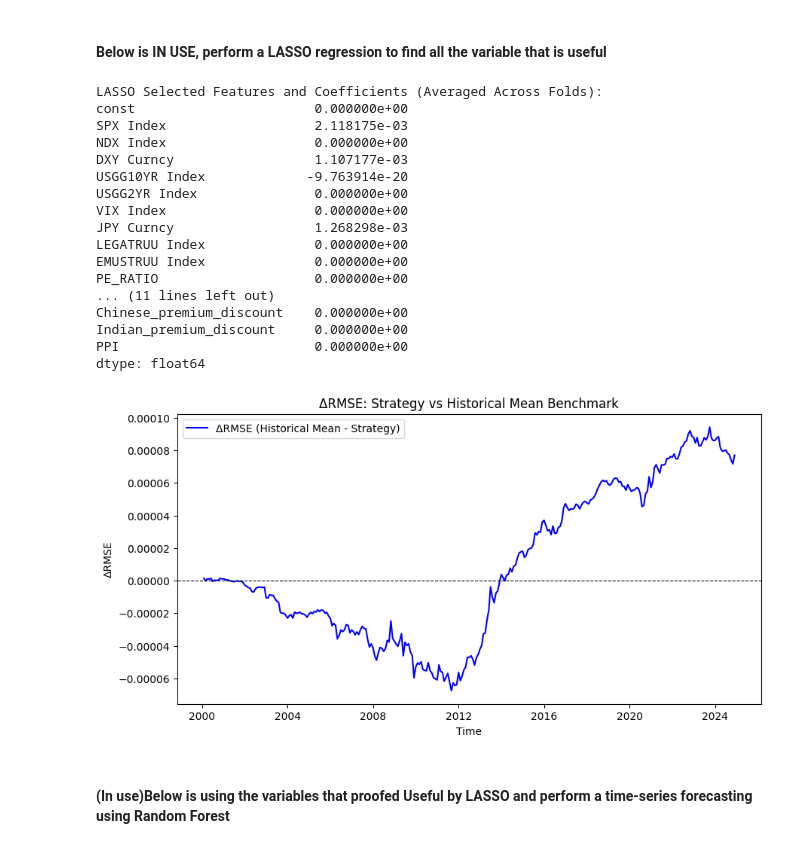
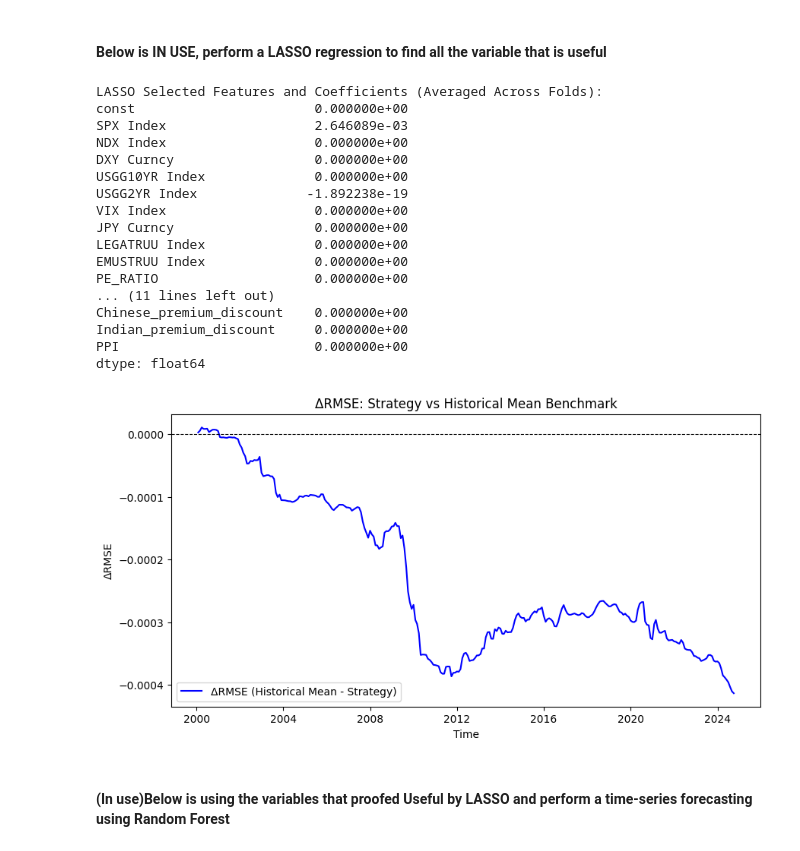
Before and after one commit to alphagoal/Proj_1_gold_futures_ML, a Jupyter notebook: gold_futures_data.ipynb, the cells around one changed output. Drawn from its saved outputs; the diff is of its cells as text; code cells hidden in the pictures.

```diff
--- a/gold_futures_data.ipynb
+++ b/gold_futures_data.ipynb
@@ -916,7 +931,7 @@ import matplotlib.pyplot as plt
 
 # 目标变量 (Target variable)
 y = gc_data['GC1_3M_Fwd_Ret'].dropna(how='all')
-y = gc_data['GC1_Monthly_Return'].dropna(how='all')
+#y = gc_data['GC1_Monthly_Return'].dropna(how='all')
 
 
 y_historical_mean_data=gc_data['GC1_Monthly_Return'].dropna(how='all')
@@ -1018,39 +1033,39 @@ if len(X_scaled) >= n_splits * 2:
         else:
             SSE_model_cumsum.append(SSE_model_cumsum[-1] + forecast_error ** 2)
             SSE_historical_cumsum.append(SSE_historical_cumsum[-1] + historical_mean_error ** 2)
 
     # **计算 ΔRMSE 随时间的变化**
     delta_RMSE_series = np.sqrt(np.array(SSE_historical_cumsum) / len(SSE_historical_cumsum) + 1) - \
                         np.sqrt(np.array(SSE_model_cumsum) / len(SSE_model_cumsum) + 1)
 
     # **绘制 ΔRMSE**
     plt.figure(figsize=(10, 5))
     plt.plot(y.index[start_train:n_obs - 1], delta_RMSE_series, label="ΔRMSE (Historical Mean - Strategy)", color='blue')
     plt.xlabel("Time")
     plt.ylabel("ΔRMSE")
     plt.title("ΔRMSE: Strategy vs Historical Mean Benchmark")
     plt.axhline(y=0, color='black', linestyle='--', linewidth=0.8)  # 添加零基准线
     plt.legend()
     plt.show()
 # %% [output]
 LASSO Selected Features and Coefficients (Averaged Across Folds):
 const                       0.000000e+00
-SPX Index                   2.118175e-03
+SPX Index                   2.646089e-03
 NDX Index                   0.000000e+00
-DXY Curncy                  1.107177e-03
-USGG10YR Index             -9.763914e-20
-USGG2YR Index               0.000000e+00
+DXY Curncy                  0.000000e+00
+USGG10YR Index              0.000000e+00
+USGG2YR Index              -1.892238e-19
 VIX Index                   0.000000e+00
-JPY Curncy                  1.268298e-03
+JPY Curncy                  0.000000e+00
 LEGATRUU Index              0.000000e+00
 EMUSTRUU Index              0.000000e+00
 PE_RATIO                    0.000000e+00
 ... (11 lines left out)
 Chinese_premium_discount    0.000000e+00
 Indian_premium_discount     0.000000e+00
 PPI                         0.000000e+00
 dtype: float64
-[figure, old version]
+[figure, new version]
 # %% [markdown]
 #### (In use)Below is using the variables that proofed Useful by LASSO and perform a time-series forecasting using Random Forest
 # %%
```
Also changed, not shown: parts of 7 cells of this notebook, 1 other file.
